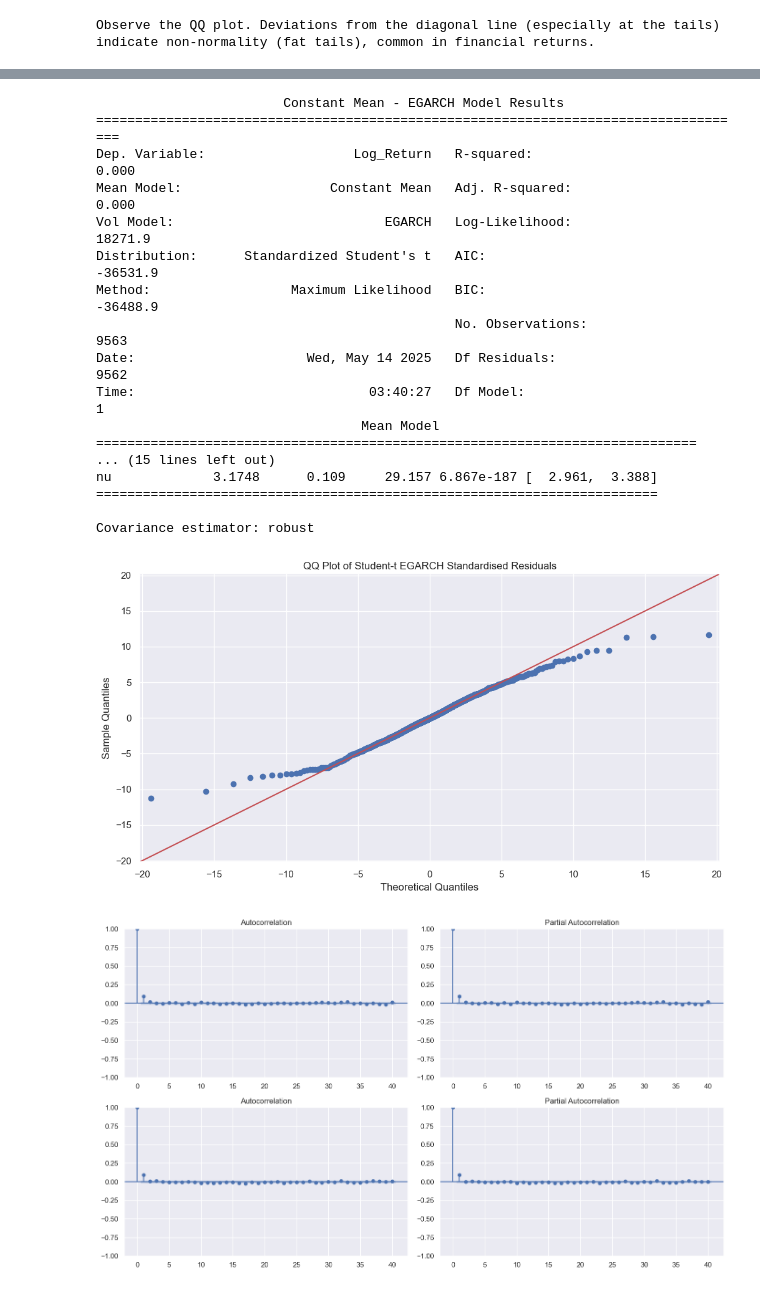
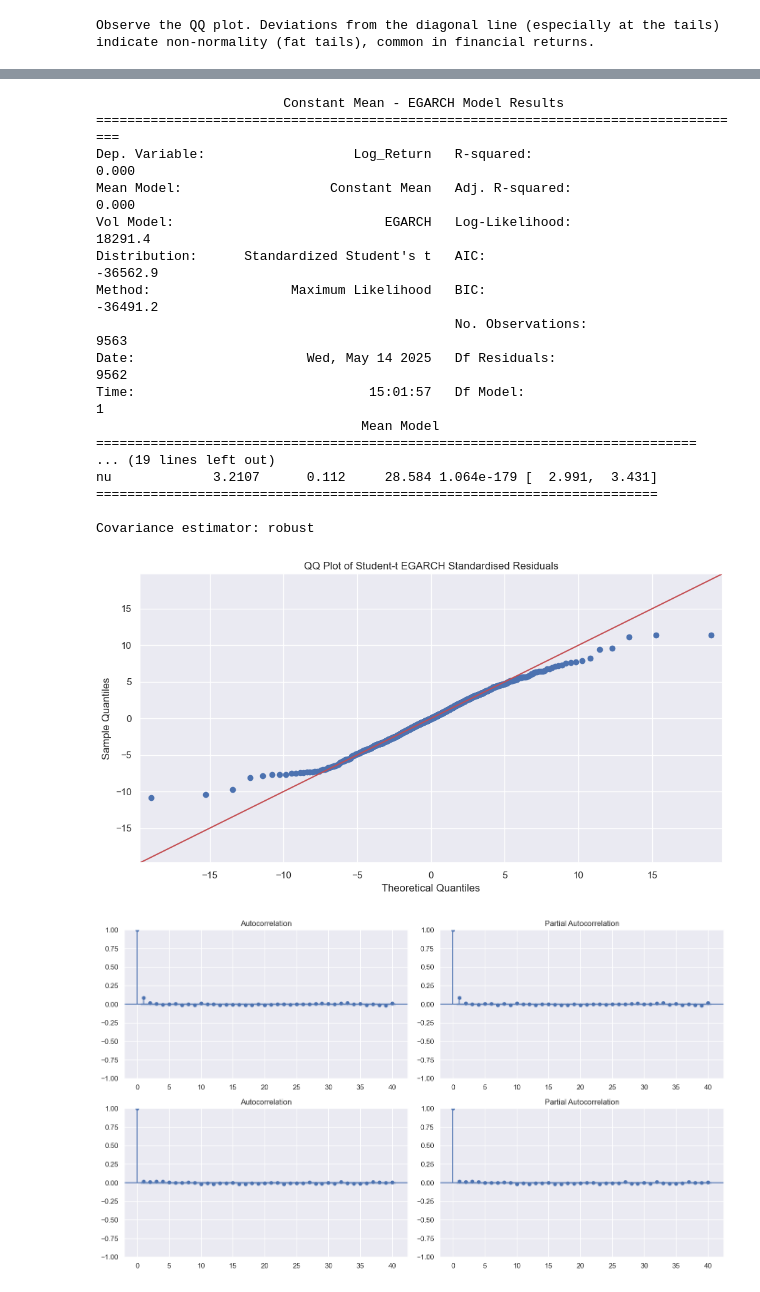
Before and after one commit to jerrychen04/orie5640p2, a Jupyter notebook: garch_model.ipynb, the cells around one changed output, grey strips where cells are left out. Drawn from its saved outputs; the diff is of its cells as text; code cells hidden in the pictures.

```diff
--- a/garch_model.ipynb
+++ b/garch_model.ipynb
@@ -16,8 +16,6 @@ sns.set(style="darkgrid")
 plt.rcParams['figure.figsize'] = (12, 6)
 # %%
 ticker = 'BTC-USD'
-
-print("Attempting to fetch 1-minute data for the last 7 days...")
 start_date = "2025-05-04"
 end_date = "2025-05-12"
 try:
@@ -28,6 +26,4 @@ try:
     print(f"Successfully downloaded {len(btc_data)} rows of 1-minute data.")
 except Exception as e:
     print(f"Error fetching 1-minute data: {e}")
-    print("\nConsider using daily data for a longer history.")
-    btc_data = pd.DataFrame() # Or None
 # %% [output]
@@ -278,12 +264,12 @@ from scipy import stats
 lower, upper = np.nanpercentile(btc_returns, [0.2, 99.8])
 r = btc_returns.clip(lower, upper)
 
-m0 = arch_model(r*100, vol='EGARCH', p=1, o=1, q=1, dist='normal')
+m0 = arch_model(r*100, vol='EGARCH', p=2, o=3, q=2, dist='normal')
 res0 = m0.fit(update_freq=0, disp='off')
 
 start = pd.concat([res0.params, pd.Series({'nu': 10.0})])
 
-m = arch_model(r*100, vol='EGARCH', p=1, o=1, q=1, dist='t')
+m = arch_model(r*100, vol='EGARCH', p=2, o=3, q=2, dist='t')
 res = m.fit(
     update_freq=0,
     disp='off',
@@ -301,7 +287,7 @@ qqplot(std_resid,
        distargs=(nu,),
        fit=True,
        line='45')
-plt.title('QQ Plot of Student-t EGARCH Standardised Residuals')
+plt.title('QQ Plot of Student-t EGARCH Standardized Residuals')
 plt.show()
 
 fig, ax = plt.subplots(2,2,figsize=(14,8))
@@ -318,53 +304,53 @@ print(lb)
 lower, upper = np.nanpercentile(btc_returns, [0.2, 99.8])
 r = btc_returns.clip(lower, upper).dropna()
 
-m0 = arch_model(r*100, vol='EGARCH', p=1, o=1, q=1, dist='normal')
+m0 = arch_model(r*100, vol='EGARCH', p=2, o=3, q=2, dist='normal')
 res0 = m0.fit(update_freq=0, disp='off')
 start_params = res0.params.copy()
 start_params['nu'] = 10.0
 
-m = arch_model(r*100, vol='EGARCH', p=1, o=1, q=1, dist='t')
+m = arch_model(r*100, vol='EGARCH', p=2, o=3, q=2, dist='t')
 res = m.fit(update_freq=0, disp='off', starting_values=start_params, tol=1e-6, options={'maxiter': 1000})
 
 split = int(0.8 * len(r))
 train_end = r.index[split-1]
-model = arch_model(r*100, vol='EGARCH', p=1, o=1, q=1, dist='t')
+model = arch_model(r*100, vol='EGARCH', p=2, o=3, q=2, dist='t')
 fitted = model.fit(last_obs=train_end, update_freq=0, disp='off', starting_values=start_params)
 
 fcast = fitted.forecast(horizon=1, align='target')
 sigma2 = fcast.variance['h.1'].loc[r.index[split:]].values
 
 nu = fitted.params['nu']
 var99 = np.sqrt(sigma2)/100 * stats.t.ppf(0.01, df=nu)
 var_series = pd.Series(var99, index=r.index[split:])
 
 test = r.iloc[split:]
 violations = (test < var_series).astype(int)
 n, x = len(violations), violations.sum()
 alpha = 0.01
 p_hat = max(x/n, 1e-10)
 kupiec_stat = -2*((x*np.log(alpha)+(n-x)*np.log(1-alpha)) - (x*np.log(p_hat)+(n-x)*np.log(1-p_hat)))
 kupiec_p = stats.chi2.sf(kupiec_stat, 1)
 print(len(sigma2), len(test))
 print(f'Kupiec statistic: {kupiec_stat:.4f}')
 print(f'Kupiec p-value: {kupiec_p:.4f}')
 # %% [output]
                         Constant Mean - EGARCH Model Results
 ====================================================================================
 Dep. Variable:                   Log_Return   R-squared:                       0.000
 Mean Model:                   Constant Mean   Adj. R-squared:                  0.000
-Vol Model:                           EGARCH   Log-Likelihood:                18271.9
-Distribution:      Standardized Student's t   AIC:                          -36531.9
-Method:                  Maximum Likelihood   BIC:                          -36488.9
+Vol Model:                           EGARCH   Log-Likelihood:                18291.4
+Distribution:      Standardized Student's t   AIC:                          -36562.9
+Method:                  Maximum Likelihood   BIC:                          -36491.2
                                               No. Observations:                 9563
 Date:                      Wed, May 14 2025   Df Residuals:                     9562
-Time:                              03:40:27   Df Model:                            1
+Time:                              15:01:57   Df Model:                            1
                                   Mean Model
 =============================================================================
-... (15 lines left out)
-nu             3.1748      0.109     29.157 6.867e-187 [  2.961,  3.388]
+... (19 lines left out)
+nu             3.2107      0.112     28.584 1.064e-179 [  2.991,  3.431]
 ========================================================================
 
 Covariance estimator: robust
-[figure, old version]
+[figure, new version]
 [figure]
```
Also changed, not shown: parts of 7 cells of this notebook.
